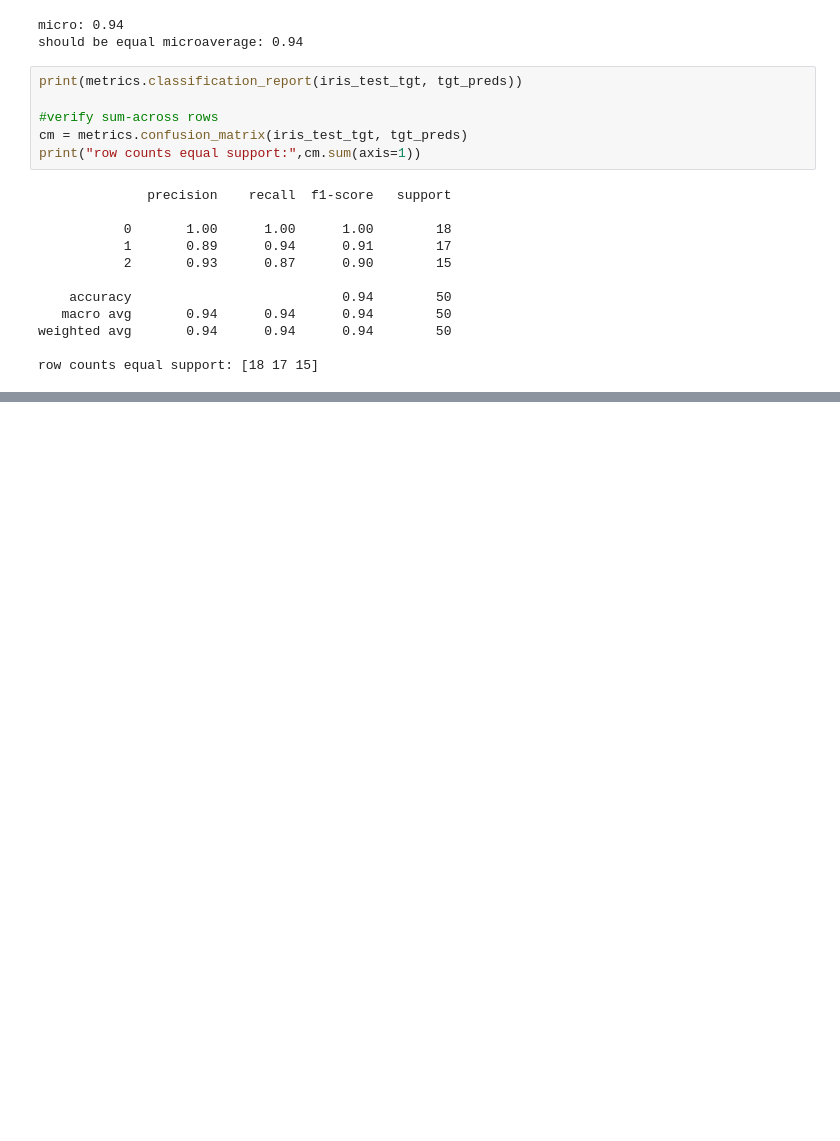
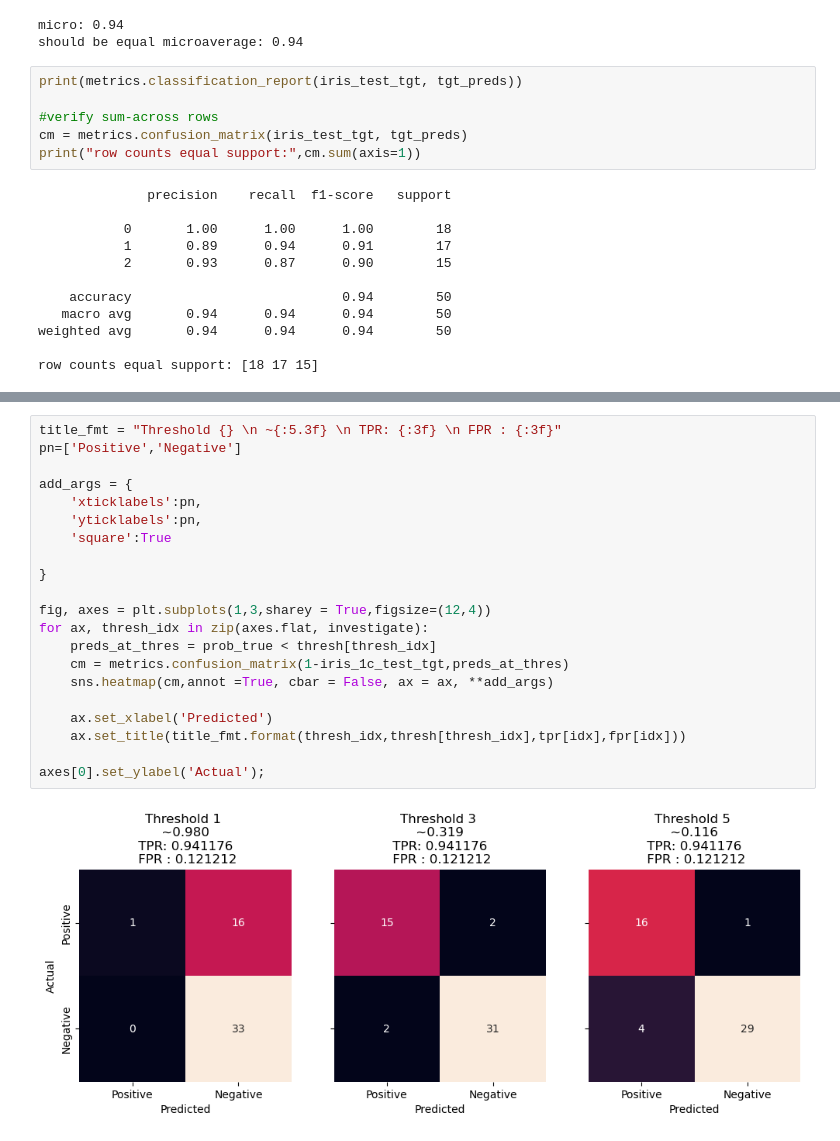
Before and after one commit to ritikb96/MLWPY, a Jupyter notebook: 5_Evaluating_Classifiers.ipynb, the cells around one changed output, grey strips where cells are left out. Drawn from its saved outputs; the diff is of its cells as text; blank space fills up the shorter version.

```diff
--- a/5_Evaluating_Classifiers.ipynb
+++ b/5_Evaluating_Classifiers.ipynb
@@ -156,0 +218,23 @@ row counts equal support: [18 17 15]
+# %%
+title_fmt = "Threshold {} \n ~{:5.3f} \n TPR: {:3f} \n FPR : {:3f}"
+pn=['Positive','Negative']
+
+add_args = {
+    'xticklabels':pn,
+    'yticklabels':pn,
+    'square':True
+
+}
+
+fig, axes = plt.subplots(1,3,sharey = True,figsize=(12,4))
+for ax, thresh_idx in zip(axes.flat, investigate):
+    preds_at_thres = prob_true < thresh[thresh_idx]
+    cm = metrics.confusion_matrix(1-iris_1c_test_tgt,preds_at_thres)
+    sns.heatmap(cm,annot =True, cbar = False, ax = ax, **add_args)
+
+    ax.set_xlabel('Predicted')
+    ax.set_title(title_fmt.format(thresh_idx,thresh[thresh_idx],tpr[idx],fpr[idx]))
+
+axes[0].set_ylabel('Actual');
+# %% [output]
+[figure, added]
```
Also changed, not shown: parts of 13 cells of this notebook.
